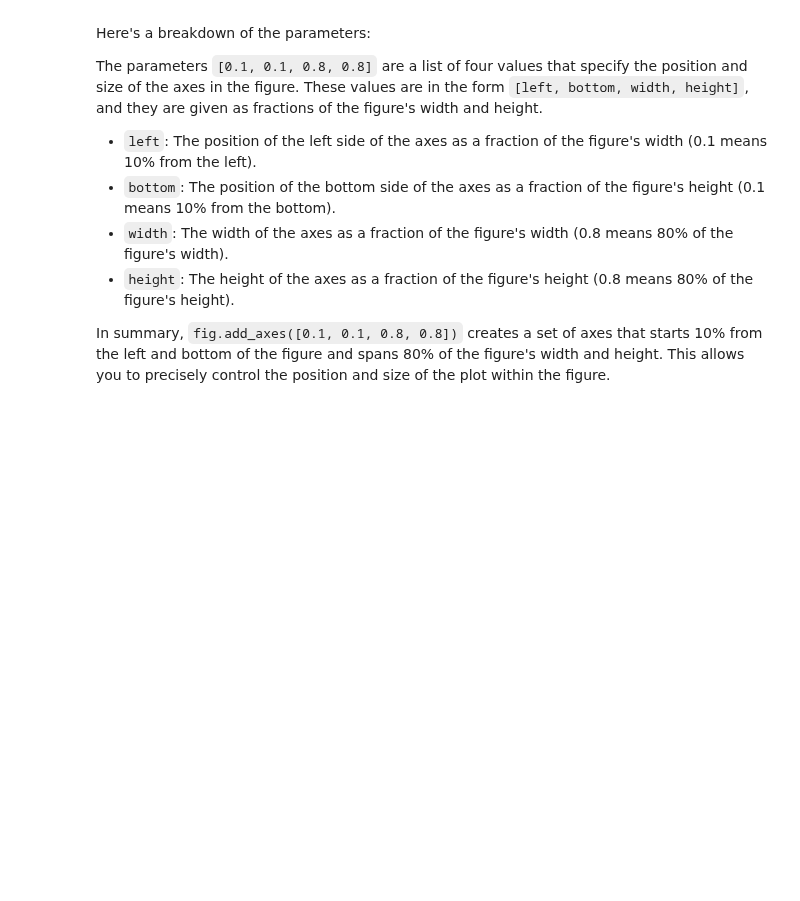
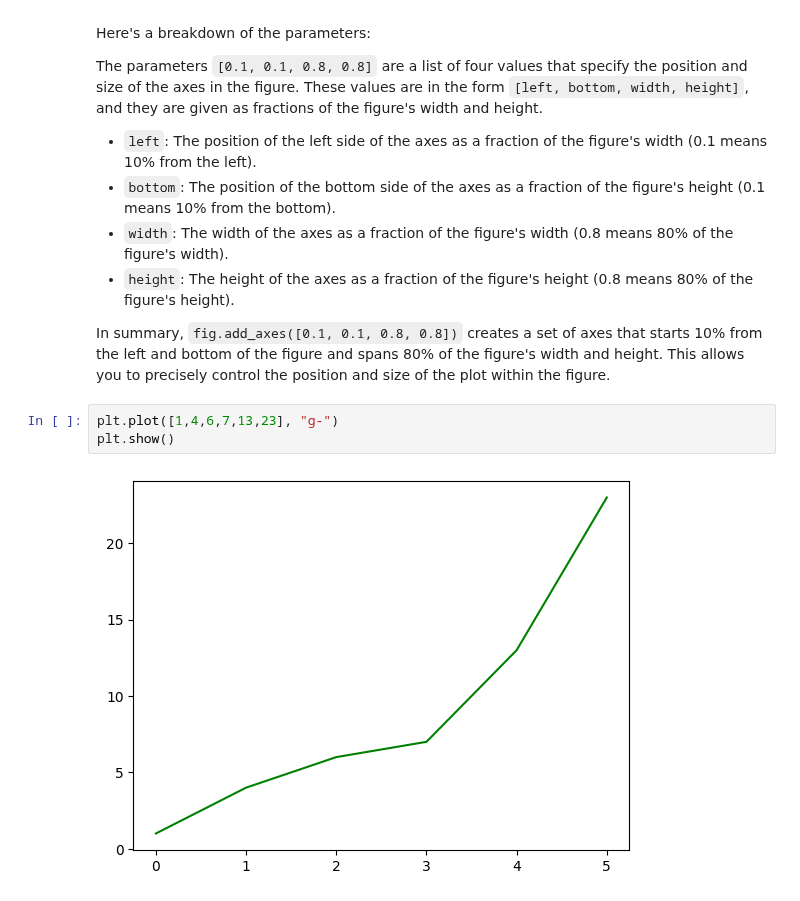
Before and after one commit to corpsedust/NareshIT, a Jupyter notebook: Self-practice(Tasks and IQ stuff)/Matplotlibpractice.ipynb, the cells around one changed output. Saved outputs shown, nothing was run; the diff lists cells and outputs as text; blank space fills up the shorter version.

```diff
--- a/Self-practice(Tasks and IQ stuff)/Matplotlibpractice.ipynb
+++ b/Self-practice(Tasks and IQ stuff)/Matplotlibpractice.ipynb
@@ -233,3 +233,8 @@ The parameters `[0.1, 0.1, 0.8, 0.8]` are a list of four values that specify the
 - `height`: The height of the axes as a fraction of the figure's height (0.8 means 80% of the figure's height).
 
 In summary, `fig.add_axes([0.1, 0.1, 0.8, 0.8])` creates a set of axes that starts 10% from the left and bottom of the figure and spans 80% of the figure's width and height. This allows you to precisely control the position and size of the plot within the figure.
+# %%
+plt.plot([1,4,6,7,13,23], "g-")
+plt.show()
+# %% [output]
+[figure, added]
```
Also changed, not shown: parts of 6 cells of this notebook.
